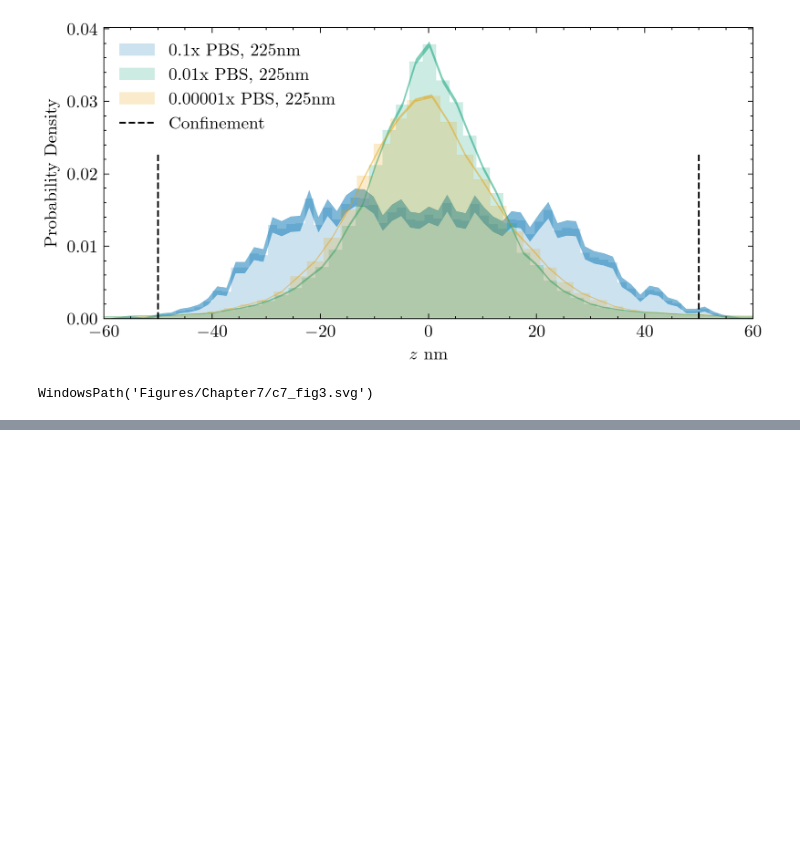
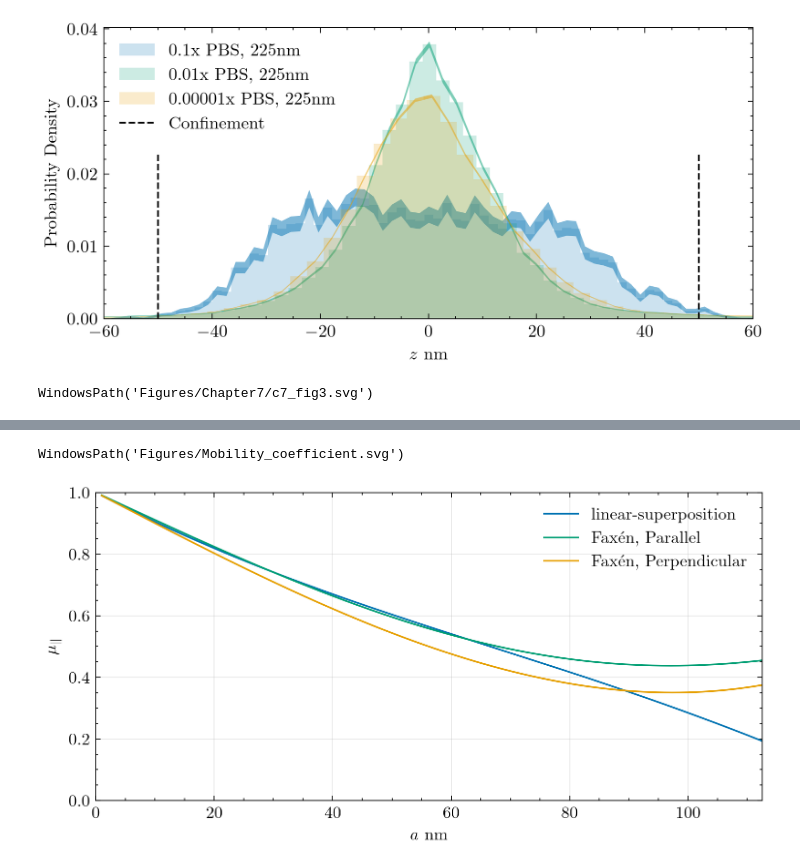
Before and after one commit to sinuose/mj_MASc_2026, a Jupyter notebook: Python/figures_chapter_7.ipynb, the cells around one changed output, grey strips where cells are left out. Cells and saved outputs as stored; diff of their text form; code cells hidden in the pictures; blank space fills up the shorter version.

```diff
--- a/Python/figures_chapter_7.ipynb
+++ b/Python/figures_chapter_7.ipynb
@@ -343,15 +343,22 @@ def GetRadius(dataset, fps = 400, px_size = 55* 10**(-9), visc=1* 10**(-3), chan
 def ConfinementDiffusionCorrection(D_conf, a, h, mode='parr'):
     match mode:
         case 'parr':
-            h2 = h/2
-            term1 = -9/16   * (a/h2)
-            term2 =  1/8    * (a/h2)**3
-            term3 = -45/256 * (a/h2)**4
-            term4 = -1/16   * (a/h2)**5
-            #lambda_inv = 1 + term1 + term2 + term3 + term4
-            lambda_inv= (2/ (1 + term1 + term2 + term3 + term4) - 1);
+            term1 = -1.004   * (a/h)
+            term2 =  0.418    * (a/h)**3
+            term3 = 0.21 * (a/h)**4
+            term4 = -0.169   * (a/h)**5
+            lambda_inv = 1 + term1 + term2 + term3 + term4
+            return D_conf / lambda_inv
 
-            return D_conf  / lambda_inv
+        case 'linsup':
+            term1 = -9/16   * (a/h)
+            term2 =  1/8    * (a/h)**3
+            term3 = -45/256 * (a/h)**4
+            term4 = -1/16   * (a/h)**5
+            lambda_w1 = 1 + term1 + term2 + term3 + term4
+
+            lambda_w2 = 2/lambda_w1-1
+            return D_conf * lambda_w2
 
         case 'perp':
             term1 = -9/8    * (a/h)
@@ -446,0 +694,24 @@ WindowsPath('Figures/Chapter7/c7_fig3.svg')
+# %%
+x = hat_r
+y = 1/ConfinementDiffusionCorrection(1, hat_r, channel_height/2, 'linsup')
+y1 = 1/ConfinementDiffusionCorrection(1, hat_r, channel_height/2, 'parr' )
+y2 = 1/ConfinementDiffusionCorrection(1, hat_r, channel_height/2, 'perp' )
+
+
+fig, ax = plt.subplots(1,1,dpi = 250)
+ax.plot(x,y , label='linear-superposition')
+ax.plot(x,y1, label='Faxén, Parallel')
+ax.plot(x,y2, label='Faxén, Perpendicular')
+
+ax.set_xlim(0, channel_height/2)
+ax.set_ylim(0, 1)
+
+ax.set_ylabel(r'$\mu_\parallel$')
+ax.set_xlabel(r'$a$ nm')
+ax.grid(alpha=0.3)
+#fig:mob_coef
+ax.legend()
+save_fig(fig, 'Figures/Mobility_coefficient', also='pdf')
+# %% [output]
+WindowsPath('Figures/Mobility_coefficient.svg')
+[figure, added]
```
Also changed, not shown: parts of 29 cells of this notebook, 34 other files.
